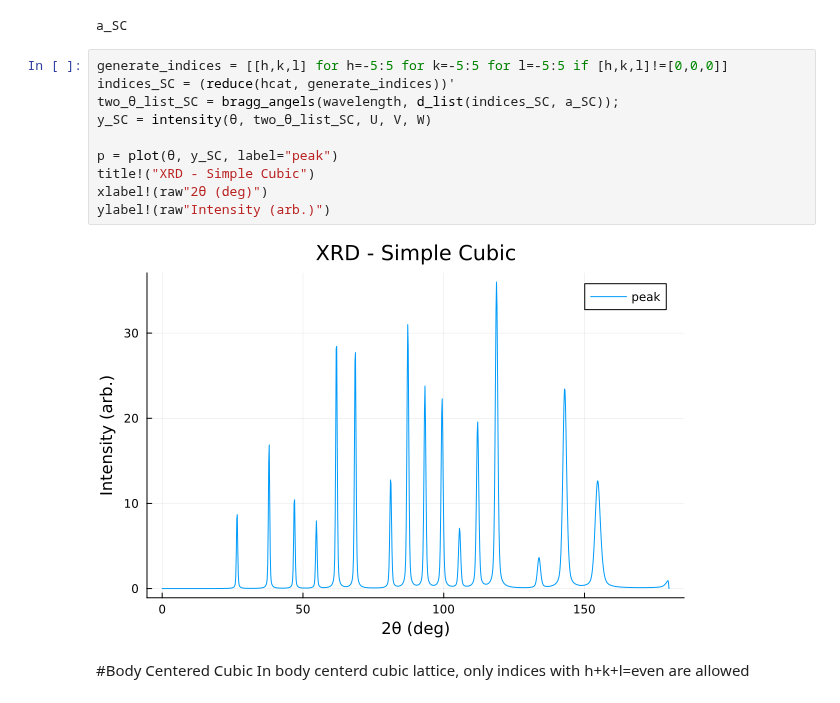
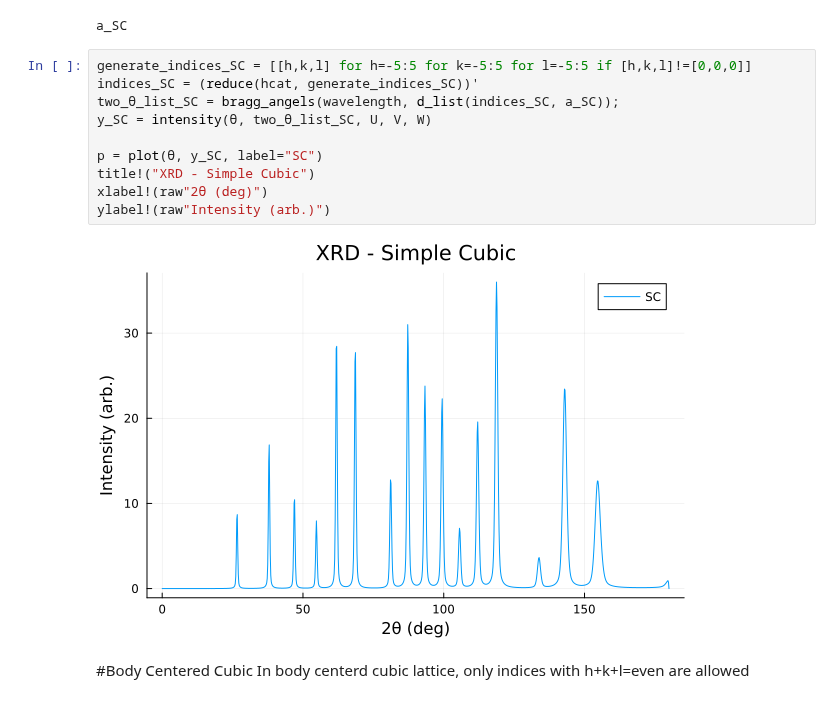
Before and after one commit to hezy/XRD_simple, a Jupyter notebook: simple_XRD_julia.ipynb, the cells around one changed output. Saved outputs shown, nothing was run; the diff lists cells and outputs as text.

```diff
--- a/simple_XRD_julia.ipynb
+++ b/simple_XRD_julia.ipynb
@@ -99,17 +99,17 @@ a_SC = 0.3352
 # %% [output]
 a_SC
 # %%
-generate_indices = [[h,k,l] for h=-5:5 for k=-5:5 for l=-5:5 if [h,k,l]!=[0,0,0]]
-indices_SC = (reduce(hcat, generate_indices))'
+generate_indices_SC = [[h,k,l] for h=-5:5 for k=-5:5 for l=-5:5 if [h,k,l]!=[0,0,0]]
+indices_SC = (reduce(hcat, generate_indices_SC))'
 two_θ_list_SC = bragg_angels(wavelength, d_list(indices_SC, a_SC));
 y_SC = intensity(θ, two_θ_list_SC, U, V, W)
 
-p = plot(θ, y_SC, label="peak")
+p = plot(θ, y_SC, label="SC")
 title!("XRD - Simple Cubic")
 xlabel!(raw"2θ (deg)")
 ylabel!(raw"Intensity (arb.)")
 # %% [output]
-[figure, old version]
+[figure, new version]
 # %% [markdown]
 #Body Centered Cubic
 In body centerd cubic lattice, only indices with h+k+l=even are allowed
```
Also changed, not shown: parts of 2 cells of this notebook.
